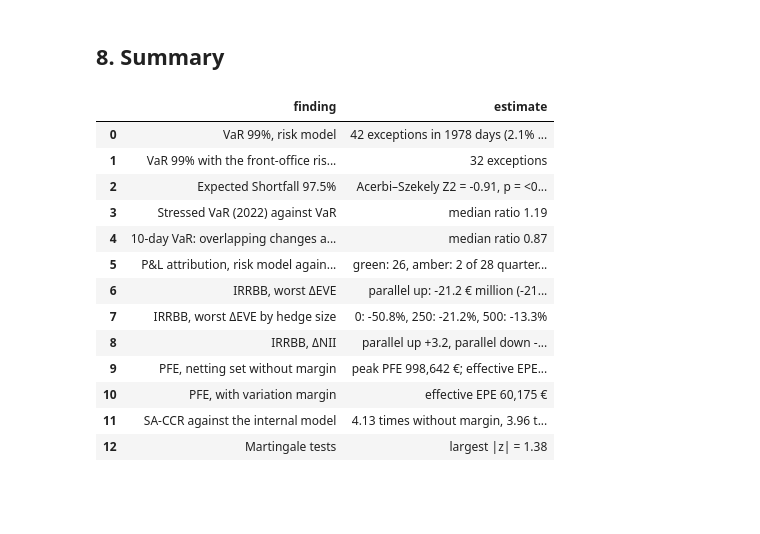
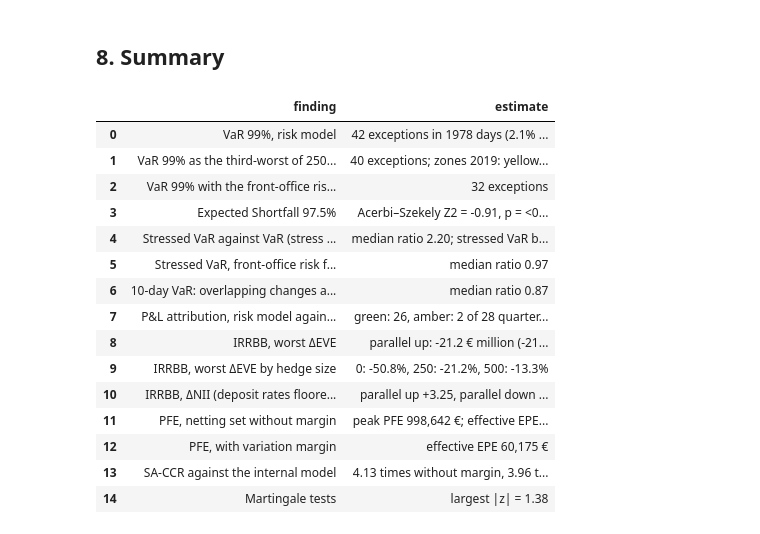
Before and after one commit to MangirdasMikalkenas/Weather_as_a_price_driver_-_Lithuanian_day-ahead_power_prices-_2023-2026, a Jupyter notebook: notebooks/05_bank_portfolio.ipynb, the cells around one changed output. Cells and saved outputs as stored; diff of their text form; code cells hidden in the pictures; blank space fills up the shorter version.

```diff
--- a/notebooks/05_bank_portfolio.ipynb
+++ b/notebooks/05_bank_portfolio.ipynb
@@ -269,12 +306,6 @@ Stressed VaR against VaR: median ratio 1.19; VaR with the front-office risk fact
 # Risk-theoretical P&L (RTPL): the P&L the risk model sees; hypothetical P&L (HPL): front-office revaluation.
 pla = pd.DataFrame({"HPL": hpl, "RTPL": np.diff(value_rm.to_numpy()),
                     "spread change": np.diff(spread_10y.to_numpy())}, index=DATES[1:]).loc[BACKTEST[0]:BACKTEST[1]]
-
-
-def pla_zone(spearman, ks):
-    if spearman >= PLA_GREEN["spearman"] and ks <= PLA_GREEN["ks"]:
-        return "green"
-    return "amber" if spearman >= PLA_AMBER["spearman"] and ks <= PLA_AMBER["ks"] else "red"
 
 
 quarter_ends = pla.index.to_series().groupby(pla.index.to_period("Q")).max()
@@ -285,7 +316,8 @@ for end in quarter_ends:
         continue
     rho = stats.spearmanr(part["HPL"], part["RTPL"]).statistic
     ks = stats.ks_2samp(part["HPL"], part["RTPL"]).statistic
-    windows.append({"quarter end": end.date(), "Spearman": rho, "Kolmogorov–Smirnov": ks, "zone": pla_zone(rho, ks)})
+    windows.append({"quarter end": end.date(), "Spearman": rho, "Kolmogorov–Smirnov": ks,
+                    "zone": pla_zone(rho, ks)})     # MAR32 thresholds, src/backtests.py
 windows = pd.DataFrame(windows).set_index("quarter end")
 gap = pla["HPL"] - pla["RTPL"]
 gap_fit = stats.linregress(pla["spread change"], gap)
@@ -296,10 +328,12 @@ fig, ax = plt.subplots(figsize=(10, 4.4))
 ax.plot(windows.index, windows["Spearman"], marker="o", ms=3, color="#4c72b0", label="Spearman correlation (higher is better)")
 ax.plot(windows.index, windows["Kolmogorov–Smirnov"], marker="o", ms=3, color="#dd8452",
         label="Kolmogorov–Smirnov distance (lower is better)")
-ax.axhline(PLA_GREEN["spearman"], color="grey", lw=0.8, label="Green-zone limits (Spearman 0.80, KS 0.09)")
+ax.axhline(PLA_GREEN["spearman"], color="grey", lw=0.8,
+           label=f"Green-zone limits (Spearman {PLA_GREEN['spearman']:.2f}, KS {PLA_GREEN['ks']:.2f})")
 ax.axhline(PLA_GREEN["ks"], color="grey", lw=0.8)
-ax.axhline(PLA_AMBER["spearman"], color="grey", lw=0.8, ls="--", label="Amber-zone limits (Spearman 0.70, KS 0.12)")
-ax.axhline(PLA_AMBER["ks"], color="grey", lw=0.8, ls="--")
+ax.axhline(PLA_RED["spearman"], color="grey", lw=0.8, ls="--",
+           label=f"Red-zone limits (Spearman {PLA_RED['spearman']:.2f}, KS {PLA_RED['ks']:.2f})")
+ax.axhline(PLA_RED["ks"], color="grey", lw=0.8, ls="--")
 ax.set(ylim=(0, 1.02), title="P&L attribution: risk model against front-office revaluation, 250-day windows")
 ax.legend(loc="upper center", bbox_to_anchor=(0.5, -0.1), ncol=2, frameon=False, fontsize=9)
 fig.tight_layout()
@@ -471,7 +480,7 @@ def simulate_netting_set(a=HW_MEAN_REVERSION, sigma=None, rho=None, paths=PFE_PA
     return model, r, x, swap, forward, swap_flows + forward_flows
 
 
-model, r_paths, x_paths, swap_paths, forward_paths, cash_flows = simulate_netting_set()
+model, r_paths, x_paths, swap_paths, forward_paths, netting_cash_flows = simulate_netting_set()
 
 # Model checks: discounted prices must be martingales under the simulation
 discount = discount_along_paths(TIMES, r_paths)
@@ -506,7 +515,7 @@ Hull-White sigma 50 bp a year (a = 0.03); FX volatility 7.1%; correlation of rat
 netted = swap_paths + forward_paths
 sets = {"swap alone": (swap_paths, SWAP["maturity"]), "FX forward alone": (forward_paths, FX_FORWARD["maturity"]),
         "netting set": (netted, SWAP["maturity"]),
-        "netting set with variation margin": (collateralised_values(netted, cash_flows), SWAP["maturity"])}
+        "netting set with variation margin": (collateralised_values(netted, netting_cash_flows), SWAP["maturity"])}
 profiles, rows = {}, []
 for name, (values, maturity) in sets.items():
     ee, pfe = exposure_profile(values, PFE_QUANTILE)
@@ -591,41 +600,55 @@ plt.show()
 # %%
 v = var_results.set_index("VaR")
 row = v.loc["VaR 99%"]
+used = stress_periods["stress period, risk model"]                  # each stress period with the years it was used
+runs = [part for _, part in used.groupby((used != used.shift()).cumsum())]
+periods_used = "; ".join(f"{p.iloc[0]} ({p.index[0]}" + (f"–{p.index[-1]})" if len(p) > 1 else ")") for p in runs)
 rows = [["VaR 99%, risk model", f"{row['hits']} exceptions in {row['days']} days ({100 * row['hit rate']:.1f}% against 1%); "
          f"binomial p = {p_text(row['binomial p'])}, Christoffersen p = {p_text(row['Christoffersen p'])}; zones {row['zones by year']}"],
+        ["VaR 99% as the third-worst of 250 losses", f"{v.loc['VaR 99%, third-worst loss', 'hits']} exceptions; "
+         f"zones {v.loc['VaR 99%, third-worst loss', 'zones by year']}"],
         ["VaR 99% with the front-office risk factors", f"{v.loc['VaR 99%, front-office risk factors', 'hits']} exceptions"],
         ["Expected Shortfall 97.5%", f"Acerbi–Szekely Z2 = {z2:.2f}, p = {p_text(p_z2)}"],
-        ["Stressed VaR (2022) against VaR", f"median ratio {stressed_ratio.median():.2f}"],
+        ["Stressed VaR against VaR (stress period chosen at each year-end)",
+         f"median ratio {stressed_ratio.median():.2f}; stressed VaR below VaR on {int((stressed_ratio < 1).sum())} days; "
+         f"stress periods: {periods_used}"],
+        ["Stressed VaR, front-office risk factors against the risk model", f"median ratio {fo_stressed_ratio.median():.2f}"],
         ["10-day VaR: overlapping changes against the square-root rule", f"median ratio {ratio.median():.2f}"],
         ["P&L attribution, risk model against front office",
          ", ".join(f"{k}: {n}" for k, n in windows["zone"].value_counts().items()) + f" of {len(windows)} quarters; "
          f"R² of the unexplained P&L on the spread change {gap_fit.rvalue ** 2:.2f}"],
         ["IRRBB, worst ΔEVE", f"{worst}: {irrbb.loc[worst, 'ΔEVE, € million']:.1f} € million "
          f"({irrbb.loc[worst, 'ΔEVE, % of Tier 1']:.1f}% of Tier 1)"],
         ["IRRBB, worst ΔEVE by hedge size", ", ".join(f"{n:.0f}: {x:.1f}%" for n, x in hedge_sensitivity.items())],
-        ["IRRBB, ΔNII", f"parallel up {nii['parallel up']:+.1f}, parallel down {nii['parallel down']:+.1f} € million"],
+        ["IRRBB, ΔNII (deposit rates floored at 0%)",
+         f"parallel up {nii.loc['parallel up', 'ΔNII, € million']:+.2f}, parallel down "
+         f"{nii.loc['parallel down', 'ΔNII, € million']:+.2f} € million (a decline of {-nii.loc[nii_worst, 'ΔNII, % of Tier 1']:.1f}% "
+         f"of Tier 1 against the {100 * NII_OUTLIER:.0f}% outlier threshold); without the floor, parallel down "
+         f"{nii.loc['parallel down', 'ΔNII without the floor, € million']:+.2f}"],
         ["PFE, netting set without margin", f"peak PFE {exposure_table.loc['netting set', 'peak PFE 97.5%, €']:,.0f} €; "
          f"effective EPE {exposure_table.loc['netting set', 'effective EPE, €']:,.0f} €; netting benefit {100 * netting_benefit:.0f}%"],
         ["PFE, with variation margin", f"effective EPE {exposure_table.loc['netting set with variation margin', 'effective EPE, €']:,.0f} €"],
         ["SA-CCR against the internal model", f"{benchmark.loc['without margin', 'SA-CCR / internal model']:.2f} times without margin, "
          f"{benchmark.loc['with variation margin', 'SA-CCR / internal model']:.2f} times with margin"],
         ["Martingale tests", f"largest |z| = {pd.DataFrame(checks)['z'].abs().max():.2f}"]]
 summary = pd.DataFrame(rows, columns=["finding", "estimate"])
 summary.to_csv(FIG / "q5_summary.csv", index=False)
 pd.set_option("display.max_colwidth", 200)
 summary
 # %% [output]
 |  | finding | estimate |
 | 0 | VaR 99%, risk model | 42 exceptions in 1978 days (2.1% ... |
-| 1 | VaR 99% with the front-office ris... | 32 exceptions |
-| 2 | Expected Shortfall 97.5% | Acerbi–Szekely Z2 = -0.91, p = <0... |
-| 3 | Stressed VaR (2022) against VaR | median ratio 1.19 |
-| 4 | 10-day VaR: overlapping changes a... | median ratio 0.87 |
-| 5 | P&L attribution, risk model again... | green: 26, amber: 2 of 28 quarter... |
-| 6 | IRRBB, worst ΔEVE | parallel up: -21.2 € million (-21... |
-| 7 | IRRBB, worst ΔEVE by hedge size | 0: -50.8%, 250: -21.2%, 500: -13.3% |
-| 8 | IRRBB, ΔNII | parallel up +3.2, parallel down -... |
-| 9 | PFE, netting set without margin | peak PFE 998,642 €; effective EPE... |
-| 10 | PFE, with variation margin | effective EPE 60,175 € |
-| 11 | SA-CCR against the internal model | 4.13 times without margin, 3.96 t... |
-| 12 | Martingale tests | largest |z| = 1.38 |
+| 1 | VaR 99% as the third-worst of 250... | 40 exceptions; zones 2019: yellow... |
+| 2 | VaR 99% with the front-office ris... | 32 exceptions |
+| 3 | Expected Shortfall 97.5% | Acerbi–Szekely Z2 = -0.91, p = <0... |
+| 4 | Stressed VaR against VaR (stress ... | median ratio 2.20; stressed VaR b... |
+| 5 | Stressed VaR, front-office risk f... | median ratio 0.97 |
+| 6 | 10-day VaR: overlapping changes a... | median ratio 0.87 |
+| 7 | P&L attribution, risk model again... | green: 26, amber: 2 of 28 quarter... |
+| 8 | IRRBB, worst ΔEVE | parallel up: -21.2 € million (-21... |
+| 9 | IRRBB, worst ΔEVE by hedge size | 0: -50.8%, 250: -21.2%, 500: -13.3% |
+| 10 | IRRBB, ΔNII (deposit rates floore... | parallel up +3.25, parallel down ... |
+| 11 | PFE, netting set without margin | peak PFE 998,642 €; effective EPE... |
+| 12 | PFE, with variation margin | effective EPE 60,175 € |
+| 13 | SA-CCR against the internal model | 4.13 times without margin, 3.96 t... |
+| 14 | Martingale tests | largest |z| = 1.38 |
```
Also changed, not shown: parts of 7 cells of this notebook, 16 other files.
